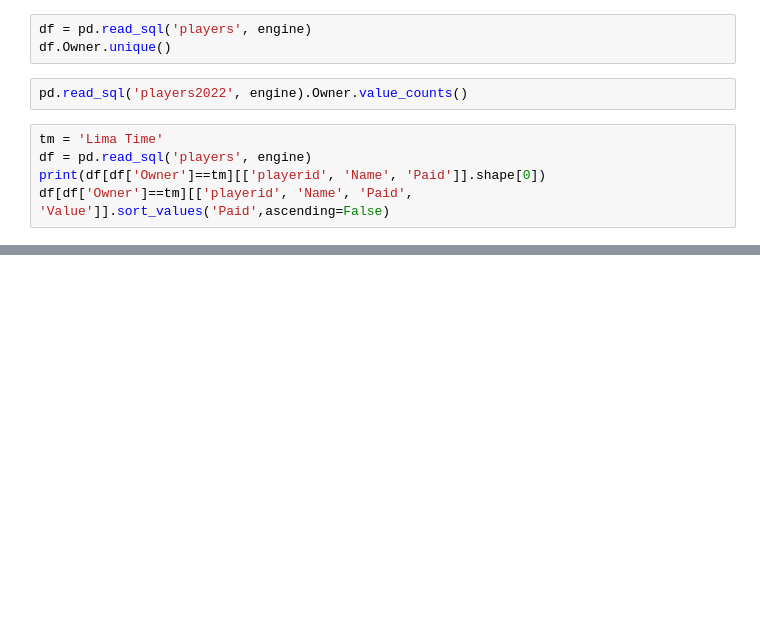
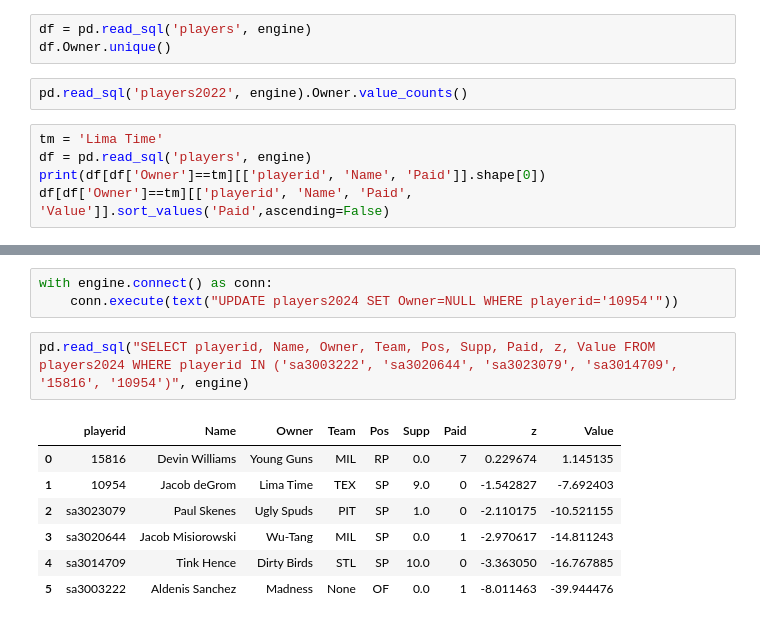
Before and after one commit to haueter19/xdl, a Jupyter notebook: Fantasy Work.ipynb, the cells around one changed output, grey strips where cells are left out. Cells and saved outputs as stored; diff of their text form; blank space fills up the shorter version.

```diff
--- a/Fantasy Work.ipynb
+++ b/Fantasy Work.ipynb
@@ -228,0 +555,13 @@ cbs = fu.fix_downloaded_cbs_values(2023, save=True)
+# %%
+with engine.connect() as conn:
+    conn.execute(text("UPDATE players2024 SET Owner=NULL WHERE playerid='10954'"))
+# %%
+pd.read_sql("SELECT playerid, Name, Owner, Team, Pos, Supp, Paid, z, Value FROM players2024 WHERE playerid IN ('sa3003222', 'sa3020644', 'sa3023079', 'sa3014709', '15816', '10954')", engine)
+# %% [output]
+|  | playerid | Name | Owner | Team | Pos | Supp | Paid | z | Value |
+| 0 | 15816 | Devin Williams | Young Guns | MIL | RP | 0.0 | 7 | 0.229674 | 1.145135 |
+| 1 | 10954 | Jacob deGrom | Lima Time | TEX | SP | 9.0 | 0 | -1.542827 | -7.692403 |
+| 2 | sa3023079 | Paul Skenes | Ugly Spuds | PIT | SP | 1.0 | 0 | -2.110175 | -10.521155 |
+| 3 | sa3020644 | Jacob Misiorowski | Wu-Tang | MIL | SP | 0.0 | 1 | -2.970617 | -14.811243 |
+| 4 | sa3014709 | Tink Hence | Dirty Birds | STL | SP | 10.0 | 0 | -3.363050 | -16.767885 |
+| 5 | sa3003222 | Aldenis Sanchez | Madness | None | OF | 0.0 | 1 | -8.011463 | -39.944476 |
```
Also changed, not shown: parts of 86 cells of this notebook.
